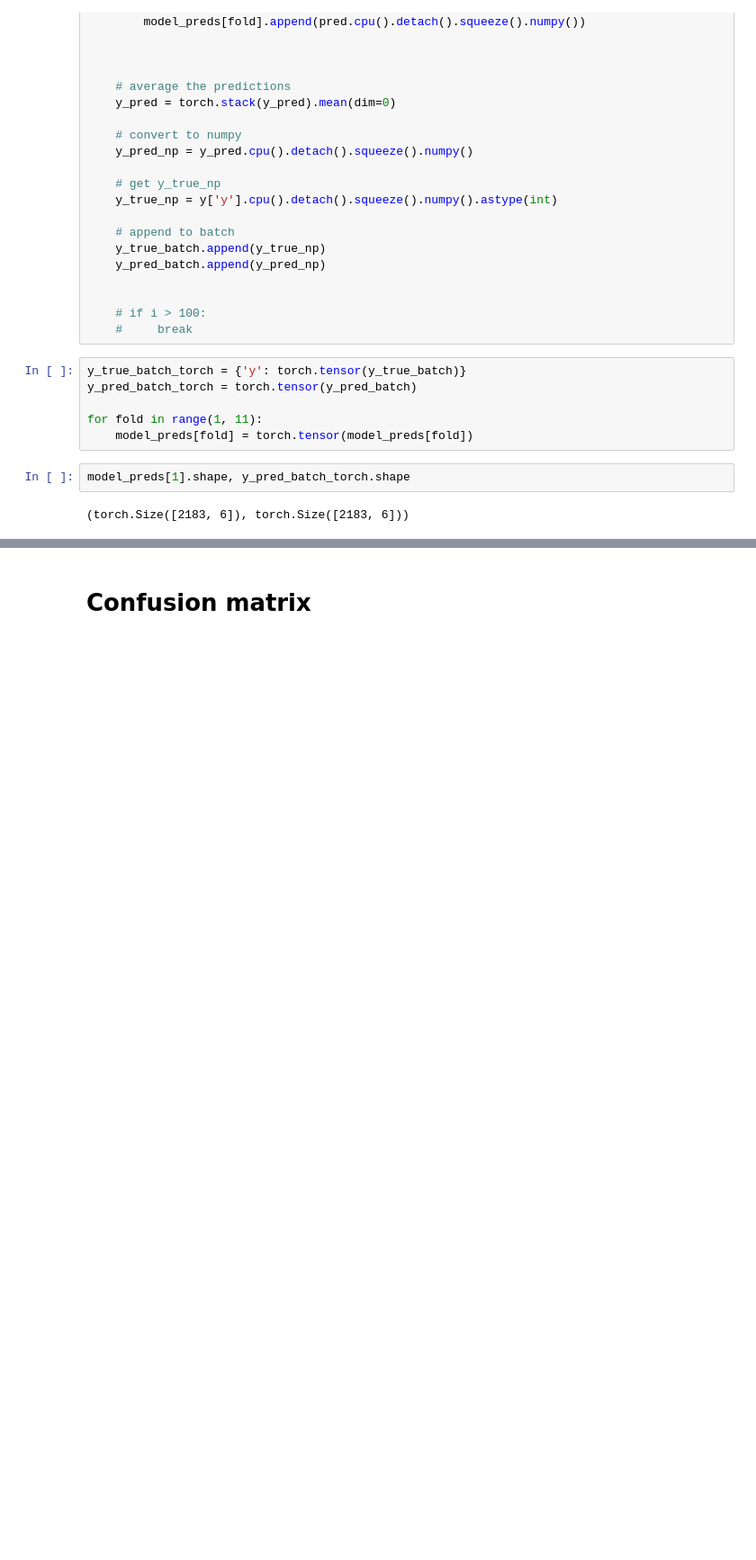
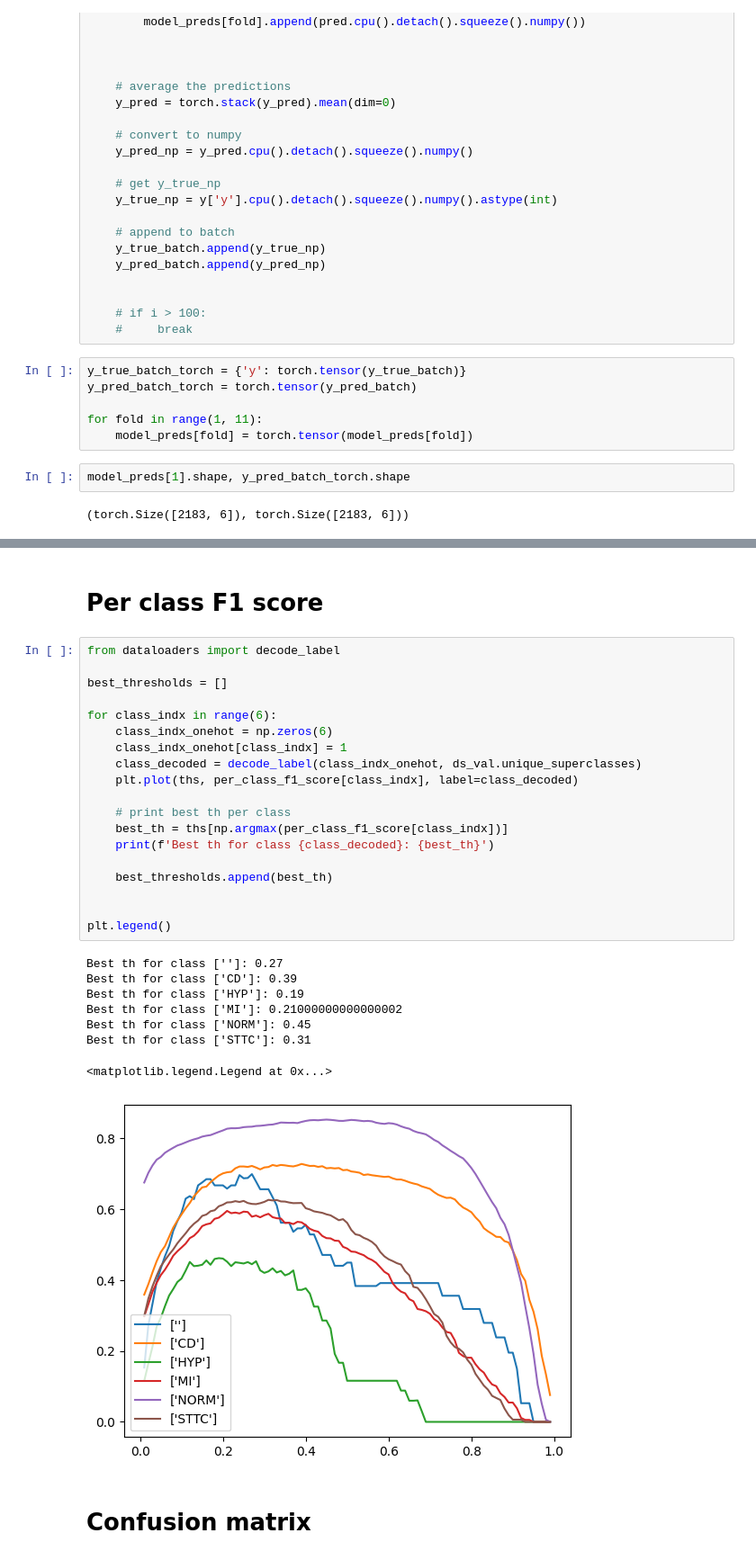
Before and after one commit to viktorcikojevic/heart-beat-ML, a Jupyter notebook: experiments/baseline-plus-augms-manymodels/ensemble-evaluation.ipynb, the cells around one changed output, grey strips where cells are left out. Shown at 90% size. Drawn from its saved outputs; the diff is of its cells as text; blank space fills up the shorter version.

```diff
--- a/experiments/baseline-plus-augms-manymodels/ensemble-evaluation.ipynb
+++ b/experiments/baseline-plus-augms-manymodels/ensemble-evaluation.ipynb
@@ -371,3 +394,33 @@ Text(0, 0.5, 'AUROC')
+# %% [markdown]
+# Per class F1 score
+# %%
+from dataloaders import decode_label
+
+best_thresholds = []
+
+for class_indx in range(6):
+    class_indx_onehot = np.zeros(6)
+    class_indx_onehot[class_indx] = 1
+    class_decoded = decode_label(class_indx_onehot, ds_val.unique_superclasses)
+    plt.plot(ths, per_class_f1_score[class_indx], label=class_decoded)
+
+    # print best th per class
+    best_th = ths[np.argmax(per_class_f1_score[class_indx])]
+    print(f'Best th for class {class_decoded}: {best_th}')
+
+    best_thresholds.append(best_th)
+
+
+plt.legend()
+# %% [output]
+Best th for class ['']: 0.27
+Best th for class ['CD']: 0.39
+Best th for class ['HYP']: 0.19
+Best th for class ['MI']: 0.21000000000000002
+Best th for class ['NORM']: 0.45
+Best th for class ['STTC']: 0.31
+<matplotlib.legend.Legend at 0x...>
+[figure, added]
 # %% [markdown]
 # Confusion matrix
 # %% [markdown]
```
Also changed, not shown: parts of 17 cells of this notebook.
